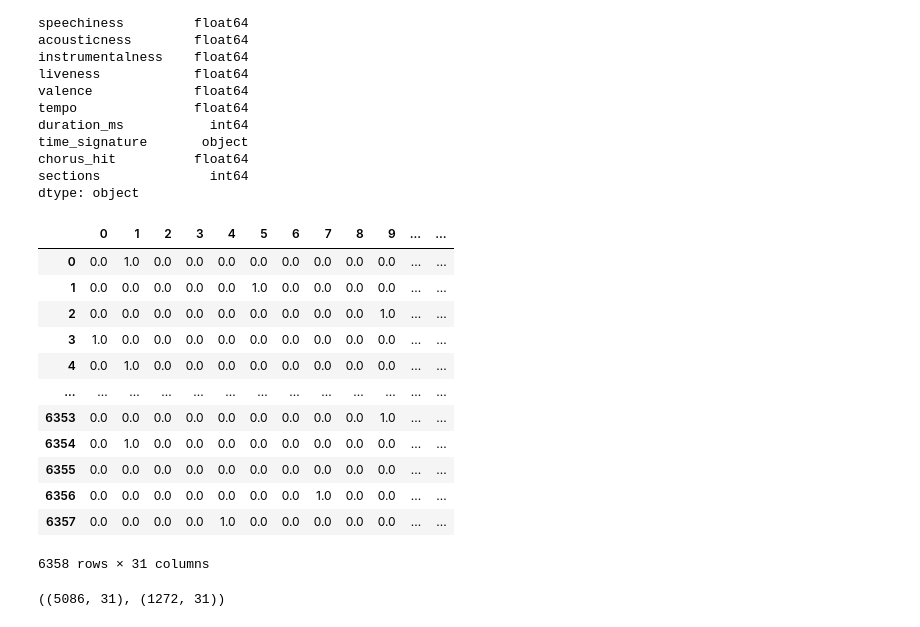
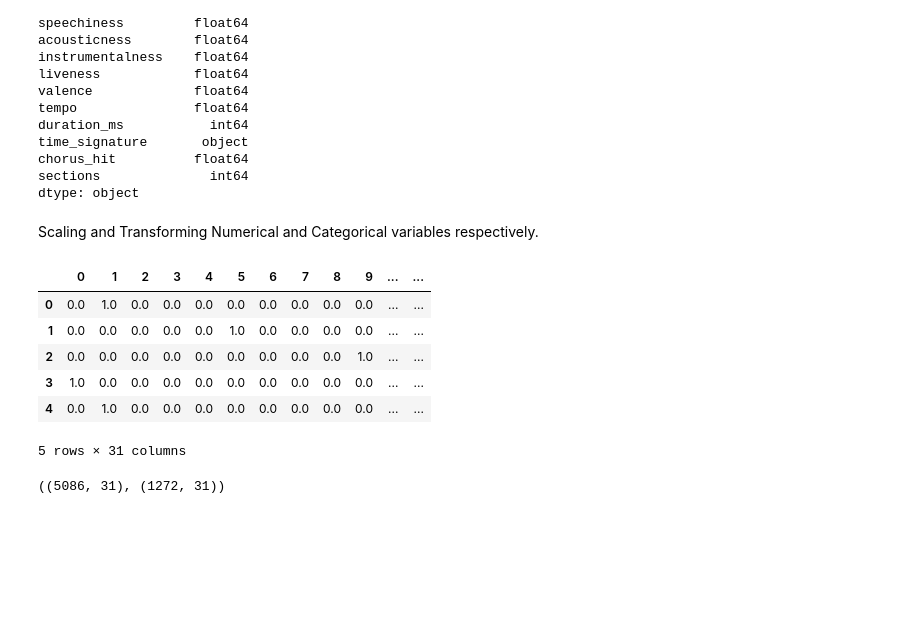
Before and after one commit to siddhantpassi/My_Project, a Jupyter notebook: Hit_Flop_Data/Model_Training.ipynb, the cells around one changed output. Saved outputs shown, nothing was run; the diff lists cells and outputs as text; code cells hidden in the pictures; blank space fills up the shorter version.

```diff
--- a/Hit_Flop_Data/Model_Training.ipynb
+++ b/Hit_Flop_Data/Model_Training.ipynb
@@ -132,6 +134,8 @@ time_signature       object
 chorus_hit          float64
 sections              int64
 dtype: object
+# %% [markdown]
+Scaling and Transforming Numerical and Categorical variables respectively.
 # %%
 # Create Column Transformer with 3 types of transformers
 num_features = X.select_dtypes(exclude="object").columns
@@ -153,21 +157,15 @@ preprocessor = ColumnTransformer(
 
 X = preprocessor.fit_transform(X)
 # %%
-pd.DataFrame(X)
+pd.DataFrame(X).head()
 # %% [output]
 |  | 0 | 1 | 2 | 3 | 4 | 5 | 6 | 7 | 8 | 9 | ... | ... |
 | 0 | 0.0 | 1.0 | 0.0 | 0.0 | 0.0 | 0.0 | 0.0 | 0.0 | 0.0 | 0.0 | ... | ... |
 | 1 | 0.0 | 0.0 | 0.0 | 0.0 | 0.0 | 1.0 | 0.0 | 0.0 | 0.0 | 0.0 | ... | ... |
 | 2 | 0.0 | 0.0 | 0.0 | 0.0 | 0.0 | 0.0 | 0.0 | 0.0 | 0.0 | 1.0 | ... | ... |
 | 3 | 1.0 | 0.0 | 0.0 | 0.0 | 0.0 | 0.0 | 0.0 | 0.0 | 0.0 | 0.0 | ... | ... |
 | 4 | 0.0 | 1.0 | 0.0 | 0.0 | 0.0 | 0.0 | 0.0 | 0.0 | 0.0 | 0.0 | ... | ... |
-| ... | ... | ... | ... | ... | ... | ... | ... | ... | ... | ... | ... | ... |
-| 6353 | 0.0 | 0.0 | 0.0 | 0.0 | 0.0 | 0.0 | 0.0 | 0.0 | 0.0 | 1.0 | ... | ... |
-| 6354 | 0.0 | 1.0 | 0.0 | 0.0 | 0.0 | 0.0 | 0.0 | 0.0 | 0.0 | 0.0 | ... | ... |
-| 6355 | 0.0 | 0.0 | 0.0 | 0.0 | 0.0 | 0.0 | 0.0 | 0.0 | 0.0 | 0.0 | ... | ... |
-| 6356 | 0.0 | 0.0 | 0.0 | 0.0 | 0.0 | 0.0 | 0.0 | 1.0 | 0.0 | 0.0 | ... | ... |
-| 6357 | 0.0 | 0.0 | 0.0 | 0.0 | 1.0 | 0.0 | 0.0 | 0.0 | 0.0 | 0.0 | ... | ... |
-6358 rows × 31 columns
+5 rows × 31 columns
 # %%
 # separate dataset into train and test
 from sklearn.model_selection import train_test_split
```
Also changed, not shown: parts of 7 cells of this notebook, 15 other files.
